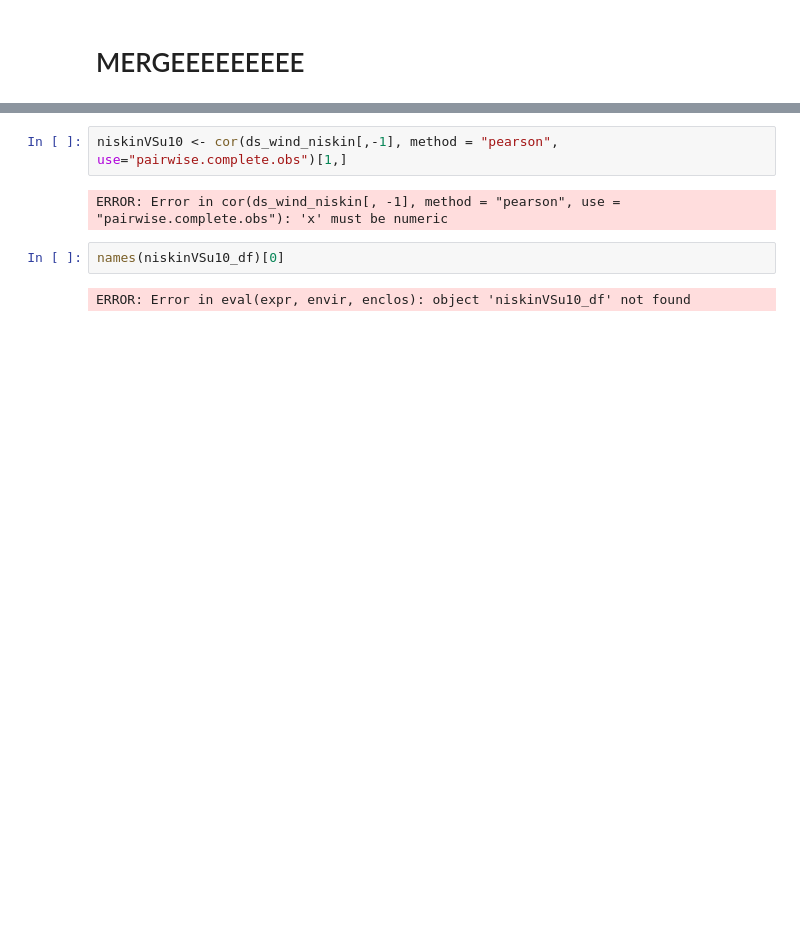
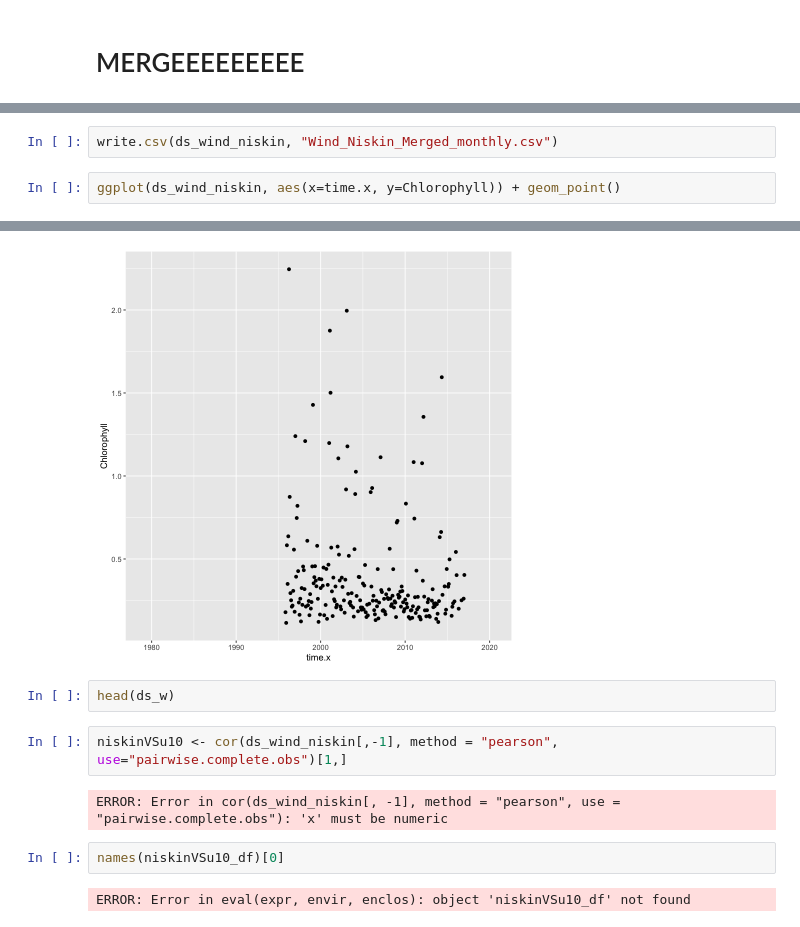
Before and after one commit to ben1post/BennyPhD, a Jupyter notebook: CaRiaco/SCRIPPS/CARIACO_data/Manuscript2DataAnalysis/DataPipeline/Climate_Merge2Niskin.R.ipynb, the cells around one changed output, grey strips where cells are left out. Drawn from its saved outputs; the diff is of its cells as text; blank space fills up the shorter version.

```diff
--- a/CaRiaco/SCRIPPS/CARIACO_data/Manuscript2DataAnalysis/DataPipeline/Climate_Merge2Niskin.R.ipynb
+++ b/CaRiaco/SCRIPPS/CARIACO_data/Manuscript2DataAnalysis/DataPipeline/Climate_Merge2Niskin.R.ipynb
@@ -248,0 +227,5 @@ A data.frame: 499 × 72
+# %%
+write.csv(ds_wind_niskin, "Wind_Niskin_Merged_monthly.csv")
+# %%
+ggplot(ds_wind_niskin, aes(x=time.x, y=Chlorophyll)) + geom_point()
+# %% [output]
@@ -249,3 +234,6 @@ A data.frame: 499 × 72
+[figure, added]
+# %%
+head(ds_w)
 # %%
 niskinVSu10 <- cor(ds_wind_niskin[,-1], method = "pearson", use="pairwise.complete.obs")[1,]
 # %% [output]
```
Also changed, not shown: parts of 5 cells of this notebook, 28 other files.
